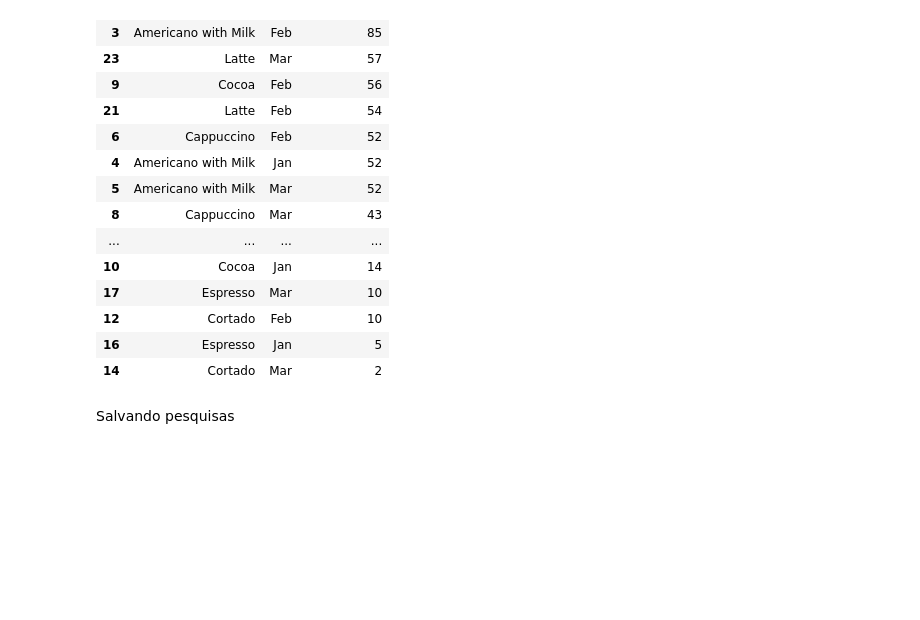
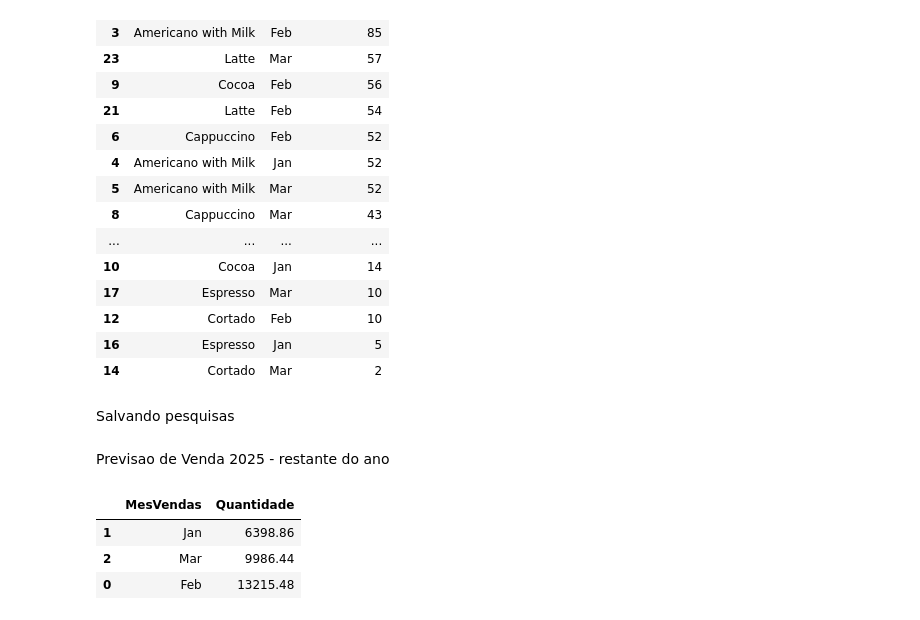
Before and after one commit to ViniciusHTSilva/Analise-Cafeteria, a Jupyter notebook: main.ipynb, the cells around one changed output. Saved outputs shown, nothing was run; the diff lists cells and outputs as text; code cells hidden in the pictures; blank space fills up the shorter version.

```diff
--- a/main.ipynb
+++ b/main.ipynb
@@ -170,3 +174,23 @@ with pd.ExcelWriter('Analise2025.xlsx') as writer:
     pedidos.to_excel(writer, sheet_name='Pedidos', index=False)
     periodoPedidos.to_excel(writer, sheet_name='Periodo', index=False)
     mesesVen.to_excel(writer, sheet_name='MesVendas', index=False)
+# %% [markdown]
+Previsao de Venda 2025 - restante do ano
+# %%
+vendas_mes2025 = (
+    media_2025
+    .groupby(media_2025.columns[6])[media_2025.columns[2]].sum()
+    .reset_index()
+    .rename(columns={media_2025.columns[6]: 'MesVendas',
+                     media_2025.columns[2]: 'Quantidade'})
+    .sort_values(by=['Quantidade', 'MesVendas'])
+
+
+)
+# %%
+vendas_mes2025
+# %% [output]
+|  | MesVendas | Quantidade |
+| 1 | Jan | 6398.86 |
+| 2 | Mar | 9986.44 |
+| 0 | Feb | 13215.48 |
```
Also changed, not shown: parts of 10 cells of this notebook, 1 other file.
